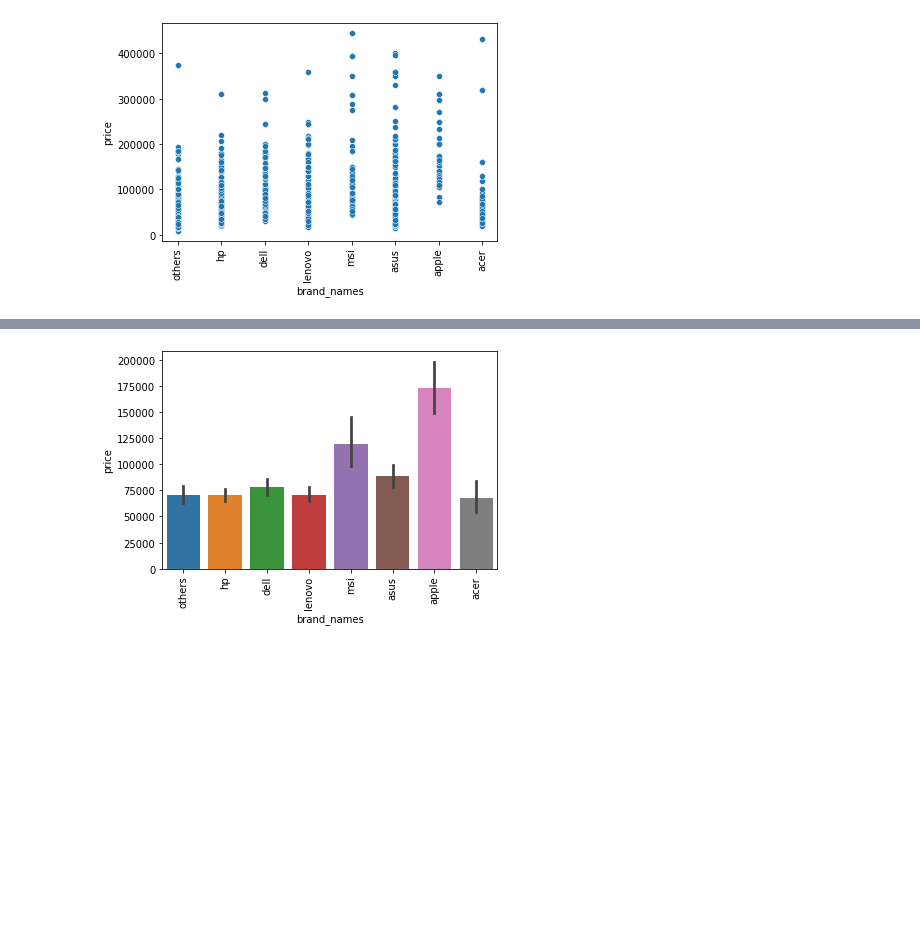
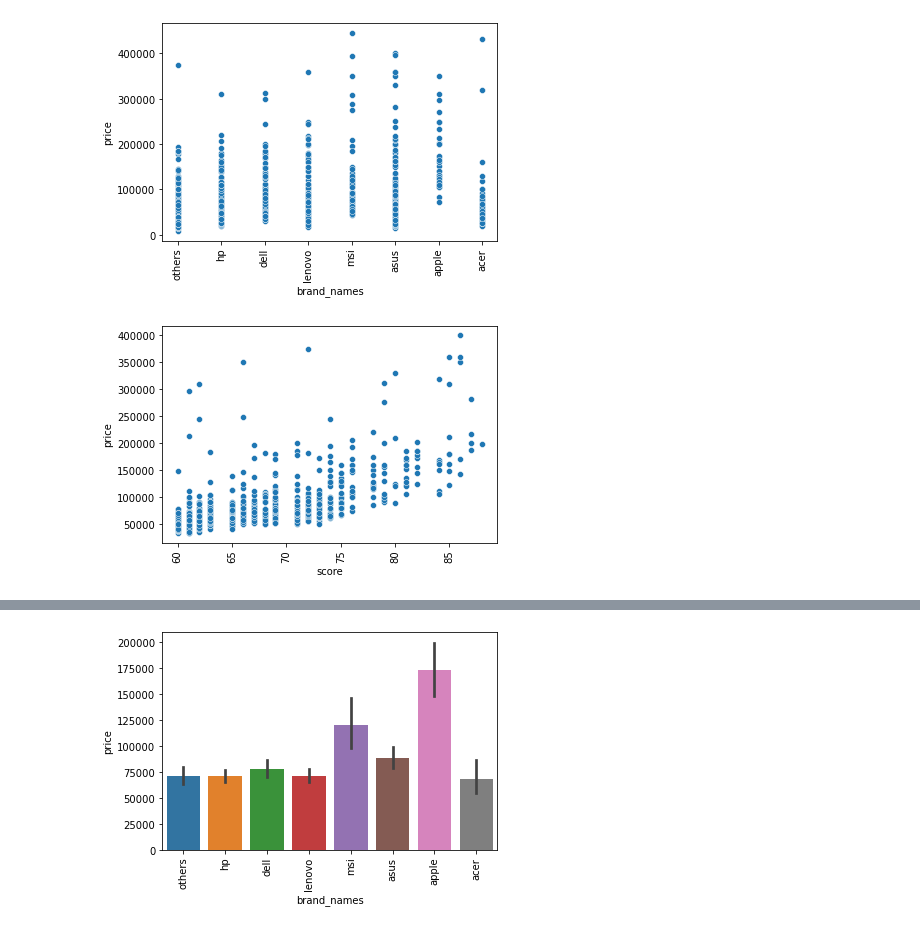
Before and after one commit to anktd23/laptop-price-prediction, a Jupyter notebook: EDA/EDA.ipynb, the cells around one changed output, grey strips where cells are left out. Drawn from its saved outputs; the diff is of its cells as text; code cells hidden in the pictures; blank space fills up the shorter version.

```diff
--- a/EDA/EDA.ipynb
+++ b/EDA/EDA.ipynb
@@ -297,3 +354,10 @@ plt.xticks(rotation='vertical')
 plt.show()
 # %% [output]
 [figure]
+# %%
+# score vs price
+sns.scatterplot(data=data, x='score',y='price')
+plt.xticks(rotation='vertical')
+plt.show()
+# %% [output]
+[figure, added]
```
Also changed, not shown: parts of 86 cells of this notebook, 2 other files.
